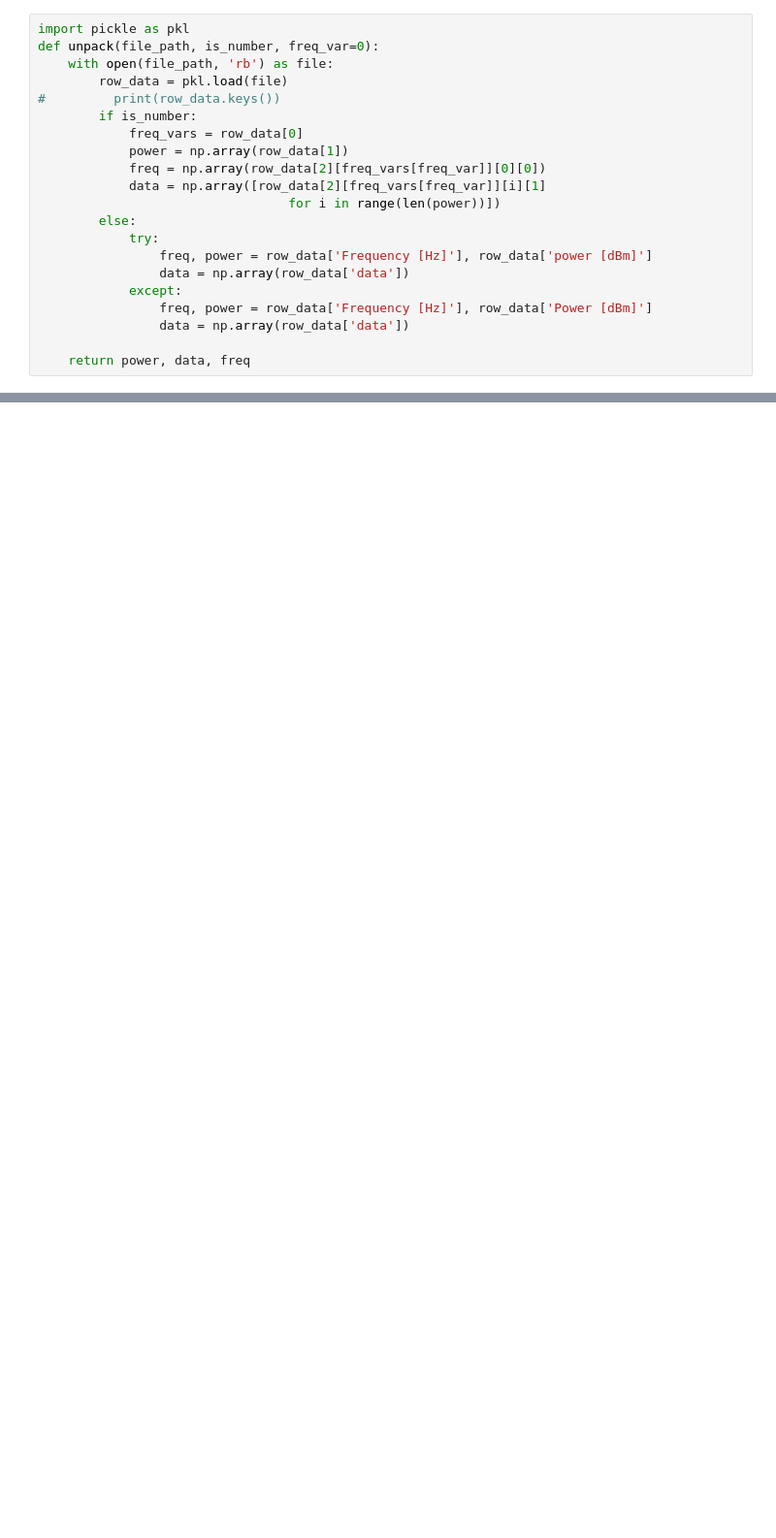
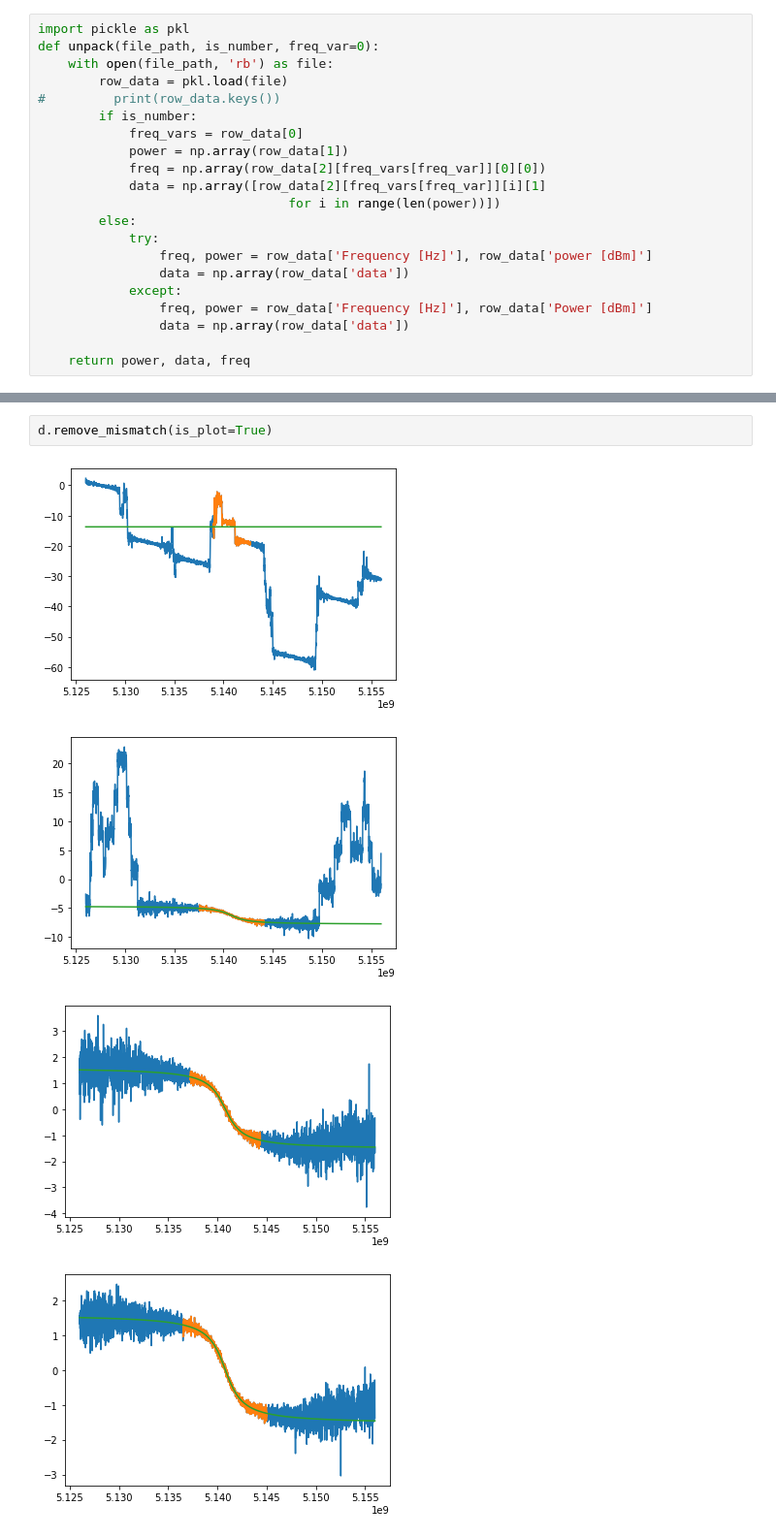
Before and after one commit to SabirovT/S21, a Jupyter notebook: main.ipynb, the cells around one changed output, grey strips where cells are left out. Shown at 97% size. Drawn from its saved outputs; the diff is of its cells as text; blank space fills up the shorter version.

```diff
--- a/main.ipynb
+++ b/main.ipynb
@@ -384,0 +46,7 @@ def generate(freq=None, params=None, eps=0.1, eps_baseline=0., is_plot=False, ba
+# %%
+d.remove_mismatch(is_plot=True)
+# %% [output]
+[figure, added]
+[figure, added]
+[figure, added]
+[figure, added]
```
Also changed, not shown: parts of 36 cells of this notebook, 2 other files.
